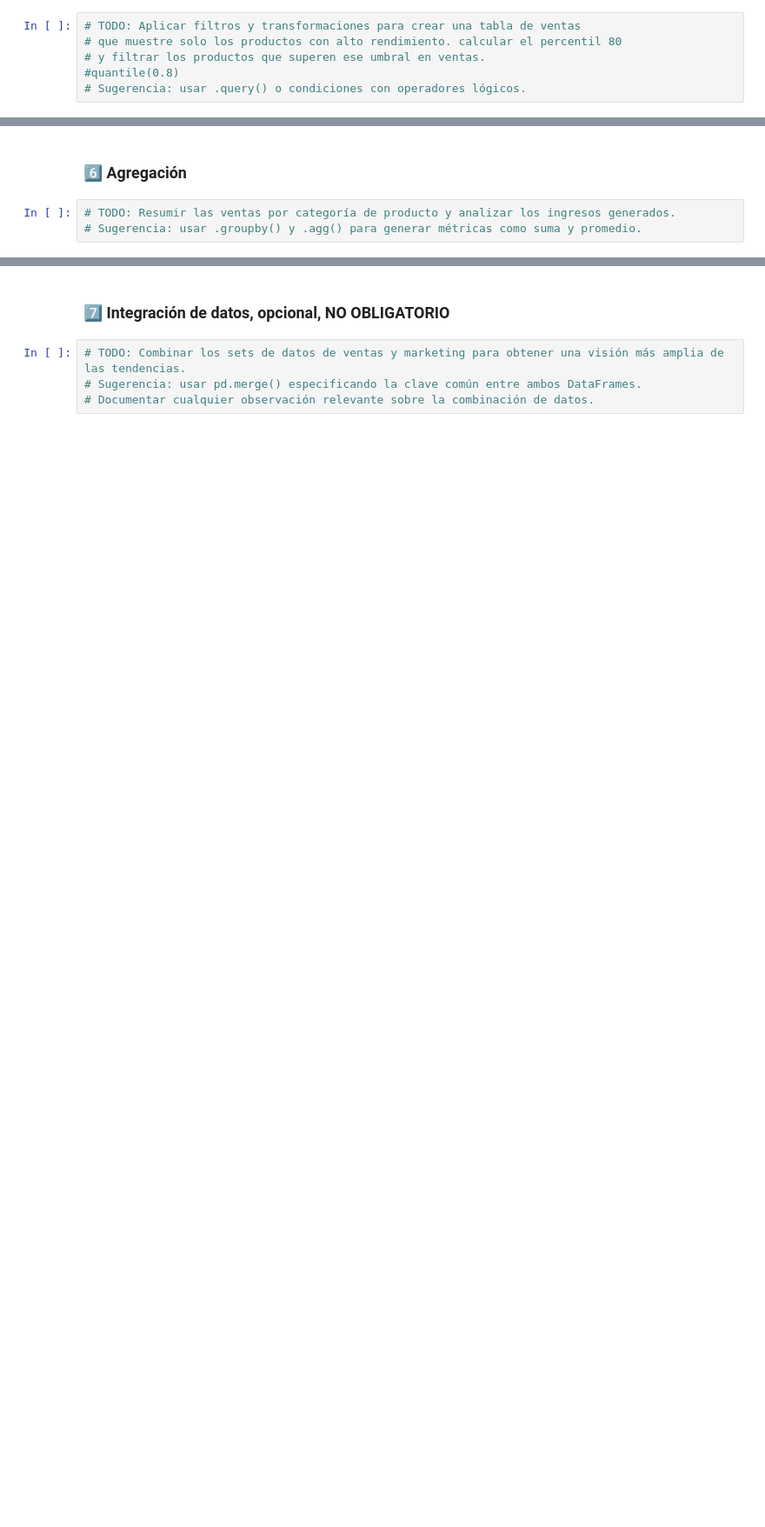
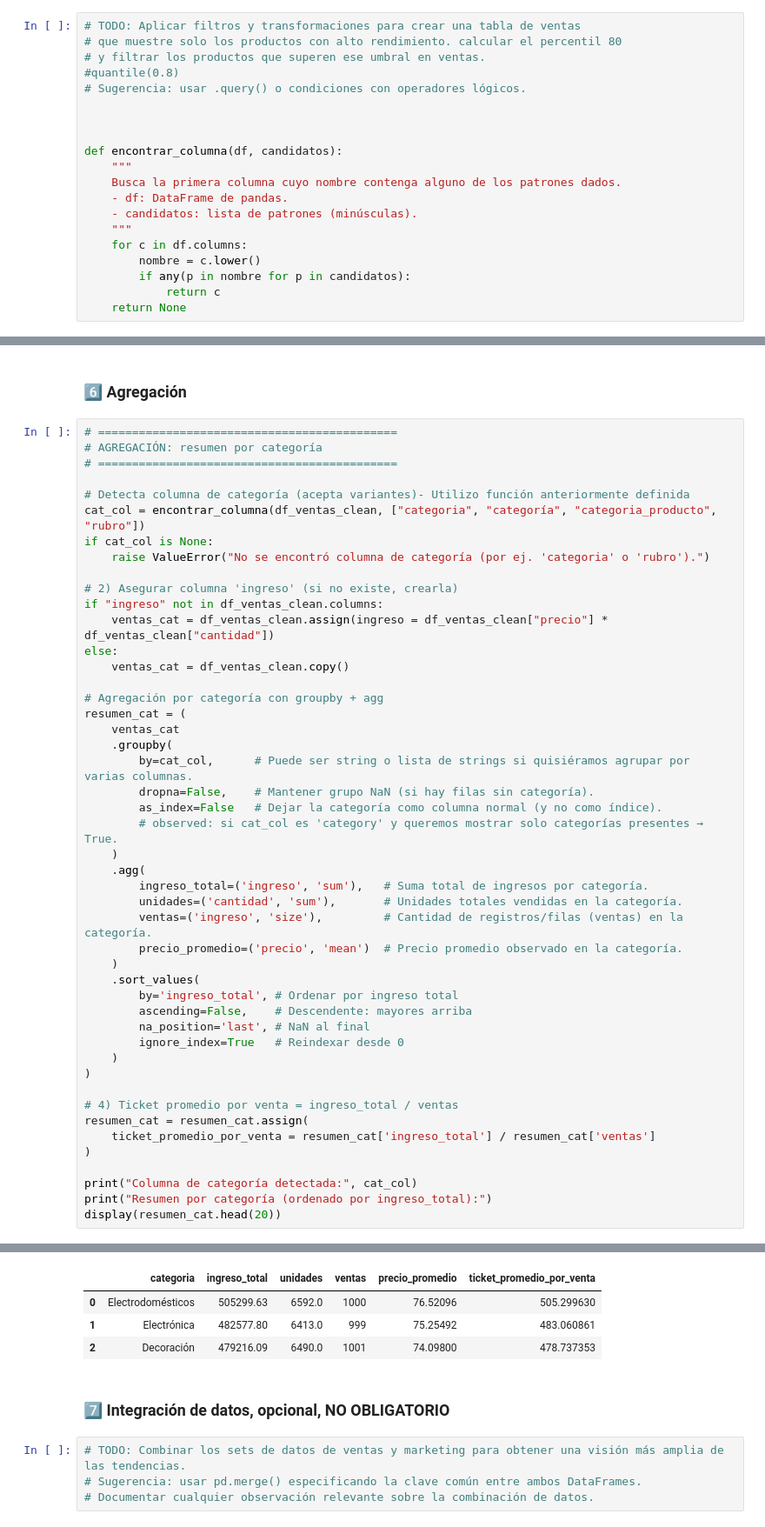
Before and after one commit to Lisa-Acosta/pre_entrega_ciencia_de_datos, a Jupyter notebook: PreEntrega.ipynb, the cells around one changed output, grey strips where cells are left out. Shown: that part at 87% size. Drawn from its saved outputs; the diff is of its cells as text; blank space fills up the shorter version.

```diff
--- a/PreEntrega.ipynb
+++ b/PreEntrega.ipynb
@@ -427,3 +427,17 @@ print(df_ventas_clean.head(5))
 # y filtrar los productos que superen ese umbral en ventas.
 #quantile(0.8)
 # Sugerencia: usar .query() o condiciones con operadores lógicos.
+
+
+
+def encontrar_columna(df, candidatos):
+    """
+    Busca la primera columna cuyo nombre contenga alguno de los patrones dados.
+    - df: DataFrame de pandas.
+    - candidatos: lista de patrones (minúsculas).
+    """
+    for c in df.columns:
+        nombre = c.lower()
+        if any(p in nombre for p in candidatos):
+            return c
+    return None
@@ -430,5 +550,50 @@ print(df_ventas_clean.head(5))
 # %% [markdown]
 ### 6️⃣ Agregación
 # %%
-# TODO: Resumir las ventas por categoría de producto y analizar los ingresos generados.
-# Sugerencia: usar .groupby() y .agg() para generar métricas como suma y promedio.
+# ============================================
+# AGREGACIÓN: resumen por categoría
+# ============================================
+
+# Detecta columna de categoría (acepta variantes)- Utilizo función anteriormente definida
+cat_col = encontrar_columna(df_ventas_clean, ["categoria", "categoría", "categoria_producto", "rubro"])
+if cat_col is None:
+    raise ValueError("No se encontró columna de categoría (por ej. 'categoria' o 'rubro').")
+
+# 2) Asegurar columna 'ingreso' (si no existe, crearla)
+if "ingreso" not in df_ventas_clean.columns:
+    ventas_cat = df_ventas_clean.assign(ingreso = df_ventas_clean["precio"] * df_ventas_clean["cantidad"])
+else:
+    ventas_cat = df_ventas_clean.copy()
+
+# Agregación por categoría con groupby + agg
+resumen_cat = (
+    ventas_cat
+    .groupby(
+        by=cat_col,      # Puede ser string o lista de strings si quisiéramos agrupar por varias columnas.
+        dropna=False,    # Mantener grupo NaN (si hay filas sin categoría).
+        as_index=False   # Dejar la categoría como columna normal (y no como índice).
+        # observed: si cat_col es 'category' y queremos mostrar solo categorías presentes → True.
+    )
+    .agg(
+        ingreso_total=('ingreso', 'sum'),   # Suma total de ingresos por categoría.
+        unidades=('cantidad', 'sum'),       # Unidades totales vendidas en la categoría.
+        ventas=('ingreso', 'size'),         # Cantidad de registros/filas (ventas) en la categoría.
+        precio_promedio=('precio', 'mean')  # Precio promedio observado en la categoría.
+    )
+    .sort_values(
+        by='ingreso_total', # Ordenar por ingreso total
+        ascending=False,    # Descendente: mayores arriba
+        na_position='last', # NaN al final
+        ignore_index=True   # Reindexar desde 0
+    )
+)
+
+# 4) Ticket promedio por venta = ingreso_total / ventas
+resumen_cat = resumen_cat.assign(
+    ticket_promedio_por_venta = resumen_cat['ingreso_total'] / resumen_cat['ventas']
+)
+
+print("Columna de categoría detectada:", cat_col)
+print("Resumen por categoría (ordenado por ingreso_total):")
+display(resumen_cat.head(20))
+# %% [output]
@@ -435,3 +602,7 @@ print(df_ventas_clean.head(5))
+|  | categoria | ingreso_total | unidades | ventas | precio_promedio | ticket_promedio_por_venta |
+| 0 | Electrodomésticos | 505299.63 | 6592.0 | 1000 | 76.52096 | 505.299630 |
+| 1 | Electrónica | 482577.80 | 6413.0 | 999 | 75.25492 | 483.060861 |
+| 2 | Decoración | 479216.09 | 6490.0 | 1001 | 74.09800 | 478.737353 |
 # %% [markdown]
 ### 7️⃣ Integración de datos, opcional, NO OBLIGATORIO
 # %%
```
Also changed, not shown: parts of 7 cells of this notebook.
